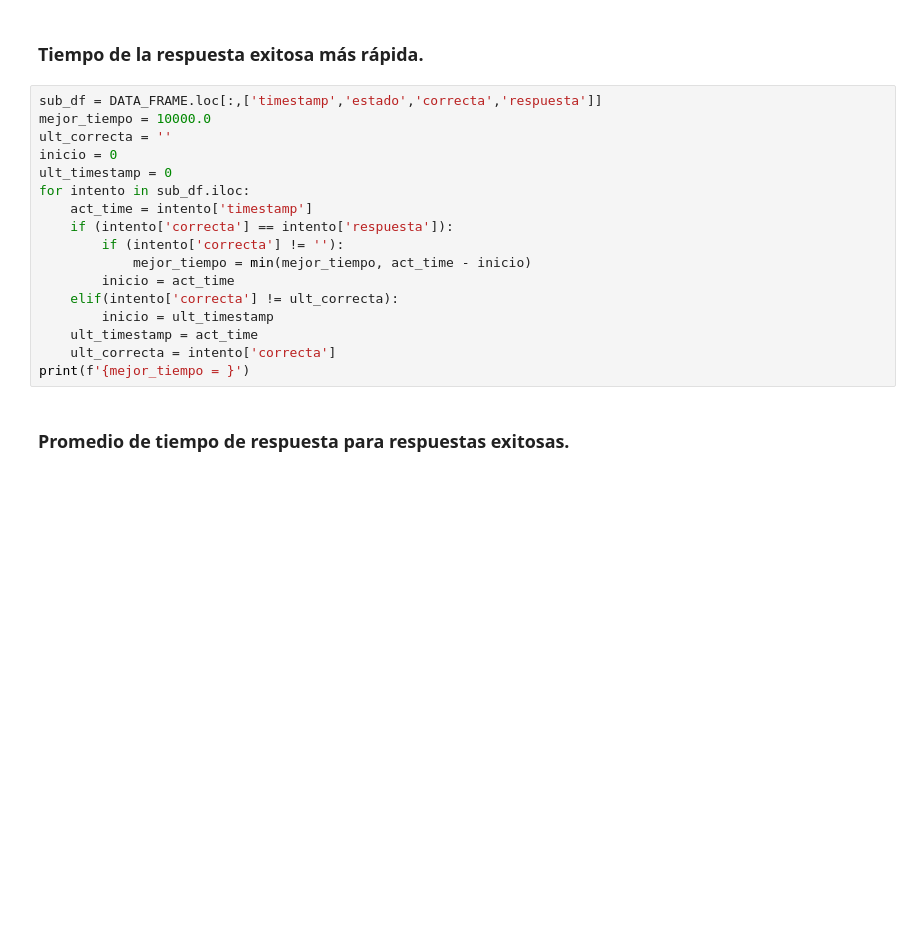
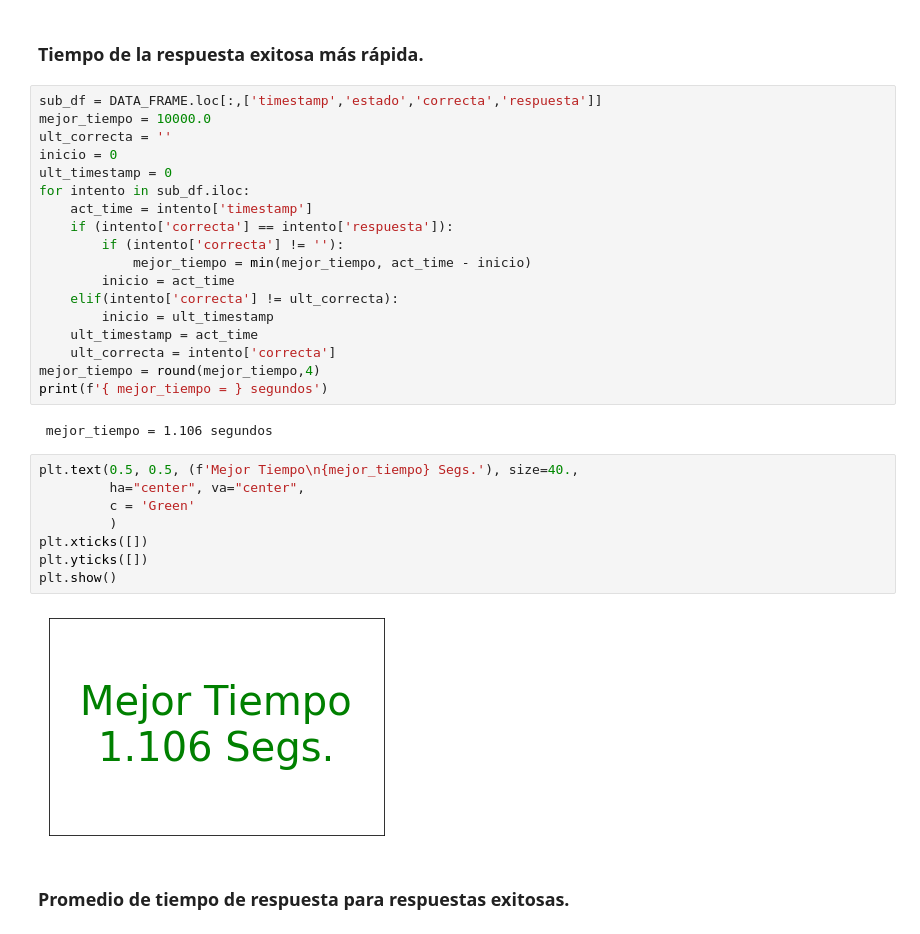
Before and after one commit to josu-dev/FiguRace, a Jupyter notebook: analysis_section/data_analysis.ipynb, the cells around one changed output. Cells and saved outputs as stored; diff of their text form; blank space fills up the shorter version.

Commit message:
Add Graphs

```diff
--- a/analysis_section/data_analysis.ipynb
+++ b/analysis_section/data_analysis.ipynb
@@ -181,7 +231,20 @@ for intento in sub_df.iloc:
         inicio = ult_timestamp
     ult_timestamp = act_time
     ult_correcta = intento['correcta']
-print(f'{mejor_tiempo = }')
+mejor_tiempo = round(mejor_tiempo,4)
+print(f'{ mejor_tiempo = } segundos')
+# %% [output]
+ mejor_tiempo = 1.106 segundos
+# %%
+plt.text(0.5, 0.5, (f'Mejor Tiempo\n{mejor_tiempo} Segs.'), size=40.,
+         ha="center", va="center",
+         c = 'Green'
+         )
+plt.xticks([])
+plt.yticks([])
+plt.show()
+# %% [output]
+[figure, added]
 # %% [markdown]
 ### Promedio de tiempo de respuesta para respuestas exitosas.
 # %%
```
Also changed, not shown: parts of 20 cells of this notebook, 1 other file.
